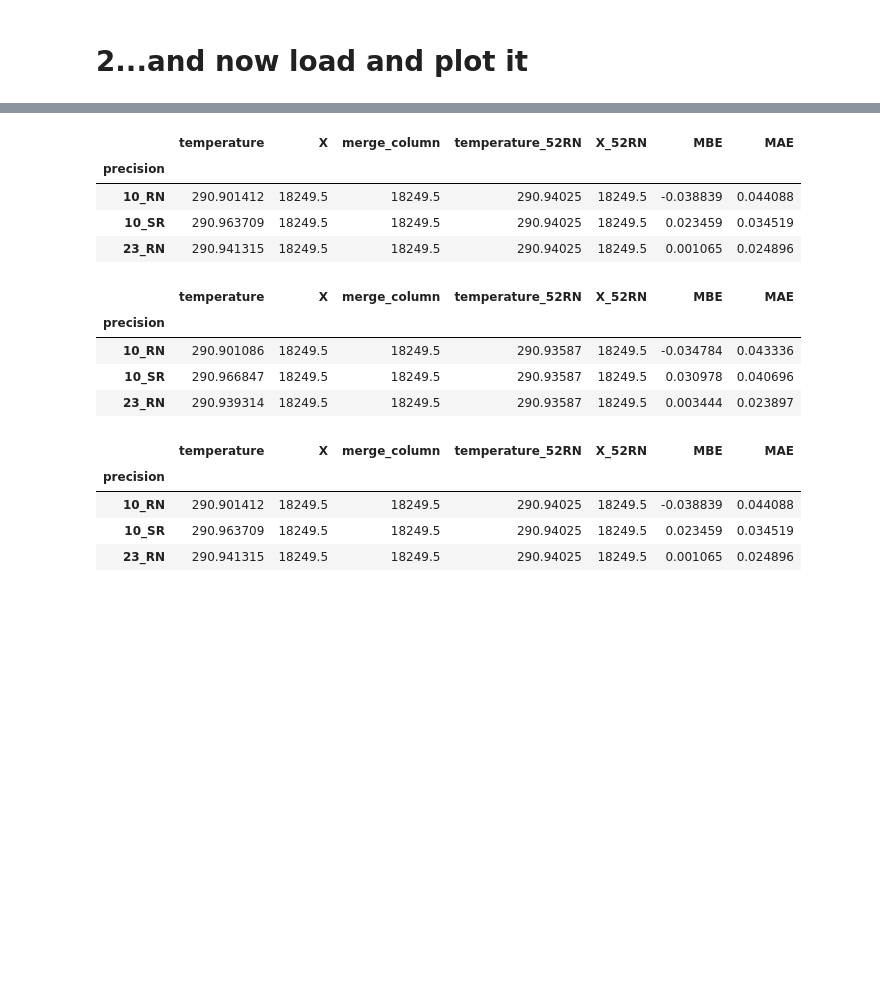
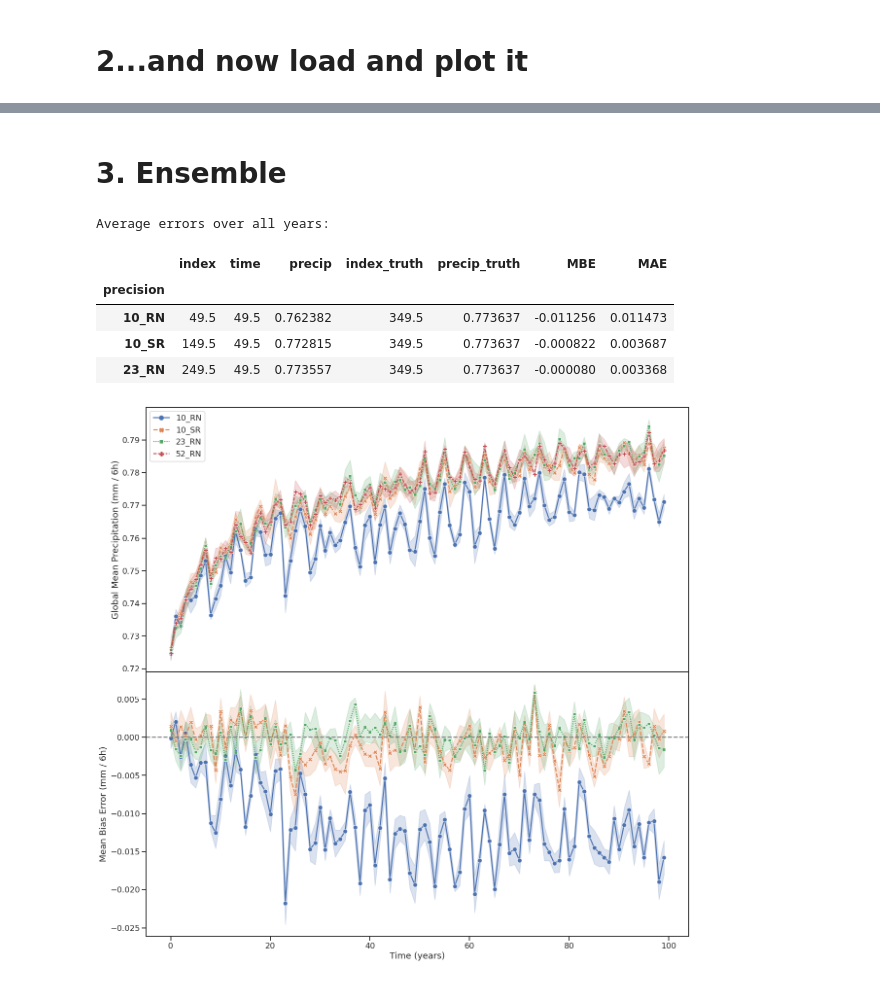
Before and after one commit to tomkimpson/speedy-1, a Jupyter notebook: jupyter_notebooks/paper/1b.Precipitation_timeseries.ipynb, the cells around one changed output, grey strips where cells are left out. Drawn from its saved outputs; the diff is of its cells as text; code cells hidden in the pictures; blank space fills up the shorter version.

```diff
--- a/jupyter_notebooks/paper/1b.Precipitation_timeseries.ipynb
+++ b/jupyter_notebooks/paper/1b.Precipitation_timeseries.ipynb
@@ -255,27 +266,0 @@ precip_dfs
-# %%
-import seaborn as sns
-import matplotlib.pyplot as plt
-from matplotlib.ticker import MaxNLocator
-import numpy as np
-
-
-def plot_timeseries(df):
-
-    #Set up plot figure
-
-    h,w = 20,20
-
-    sns.set_theme(context='talk',
-                  style='ticks',
-                  palette='deep',
-                  rc={'figure.figsize':(h,w)}
-                  )
-
-    fig, (ax1,ax2) = plt.subplots(nrows=2, ncols=1, sharex=True, figsize=(h,w))
-
-
-    #Part A: TIMESERIES
-    p = sns.lineplot(data=df,
-                     x="time", y='precip',
-                     ax=ax1,
-                     hue="precision",style="precision",markers=True)
@@ -376,26 +267,14 @@ process_single_example(df5)
-# %%
-df6 = pd.read_pickle('m6_example.pkl')
-process_single_example(df6)
-# %% [output]
-|  | temperature | X | merge_column | temperature_52RN | X_52RN | MBE | MAE |
-| precision |  |  |  |  |  |  |  |
-| 10_RN | 290.901412 | 18249.5 | 18249.5 | 290.94025 | 18249.5 | -0.038839 | 0.044088 |
-| 10_SR | 290.963709 | 18249.5 | 18249.5 | 290.94025 | 18249.5 | 0.023459 | 0.034519 |
-| 23_RN | 290.941315 | 18249.5 | 18249.5 | 290.94025 | 18249.5 | 0.001065 | 0.024896 |
-# %%
-df7 = pd.read_pickle('m7_example.pkl')
-process_single_example(df7)
-# %% [output]
-|  | temperature | X | merge_column | temperature_52RN | X_52RN | MBE | MAE |
-| precision |  |  |  |  |  |  |  |
-| 10_RN | 290.901086 | 18249.5 | 18249.5 | 290.93587 | 18249.5 | -0.034784 | 0.043336 |
-| 10_SR | 290.966847 | 18249.5 | 18249.5 | 290.93587 | 18249.5 | 0.030978 | 0.040696 |
-| 23_RN | 290.939314 | 18249.5 | 18249.5 | 290.93587 | 18249.5 | 0.003444 | 0.023897 |
-# %%
-process_single_example(df.query('ensemble == "m6"'))
-# %% [output]
-|  | temperature | X | merge_column | temperature_52RN | X_52RN | MBE | MAE |
-| precision |  |  |  |  |  |  |  |
-| 10_RN | 290.901412 | 18249.5 | 18249.5 | 290.94025 | 18249.5 | -0.038839 | 0.044088 |
-| 10_SR | 290.963709 | 18249.5 | 18249.5 | 290.94025 | 18249.5 | 0.023459 | 0.034519 |
-| 23_RN | 290.941315 | 18249.5 | 18249.5 | 290.94025 | 18249.5 | 0.001065 | 0.024896 |
+# %% [markdown]
+# 3. Ensemble
+# %%
+precip_ensemble = pd.concat(precip_dfs).reset_index()
+# %%
+plot_timeseries(precip_ensemble,savefig=None)
+# %% [output]
+Average errors over all years:
+|  | index | time | precip | index_truth | precip_truth | MBE | MAE |
+| precision |  |  |  |  |  |  |  |
+| 10_RN | 49.5 | 49.5 | 0.762382 | 349.5 | 0.773637 | -0.011256 | 0.011473 |
+| 10_SR | 149.5 | 49.5 | 0.772815 | 349.5 | 0.773637 | -0.000822 | 0.003687 |
+| 23_RN | 249.5 | 49.5 | 0.773557 | 349.5 | 0.773637 | -0.000080 | 0.003368 |
+[figure, added]
```
Also changed, not shown: parts of 14 cells of this notebook, 2 other files.
